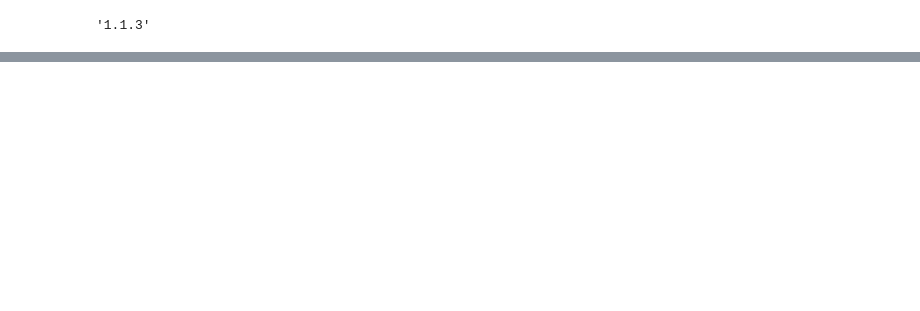
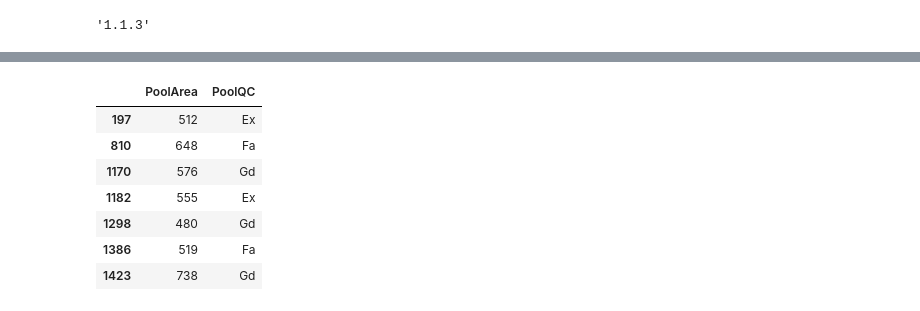
Before and after one commit to leonghchan/group-project, a Jupyter notebook: leon-eda.ipynb, the cells around one changed output, grey strips where cells are left out. Cells and saved outputs as stored; diff of their text form; code cells hidden in the pictures; blank space fills up the shorter version.

```diff
--- a/leon-eda.ipynb
+++ b/leon-eda.ipynb
@@ -28,0 +189,12 @@ train.head()
+# %%
+pa_notnull = train["PoolArea"] != 0
+train[pa_notnull][["PoolArea", "PoolQC"]]
+# %% [output]
+|  | PoolArea | PoolQC |
+| 197 | 512 | Ex |
+| 810 | 648 | Fa |
+| 1170 | 576 | Gd |
+| 1182 | 555 | Ex |
+| 1298 | 480 | Gd |
+| 1386 | 519 | Fa |
+| 1423 | 738 | Gd |
```
Also changed, not shown: parts of 24 cells of this notebook, 1 other file.
